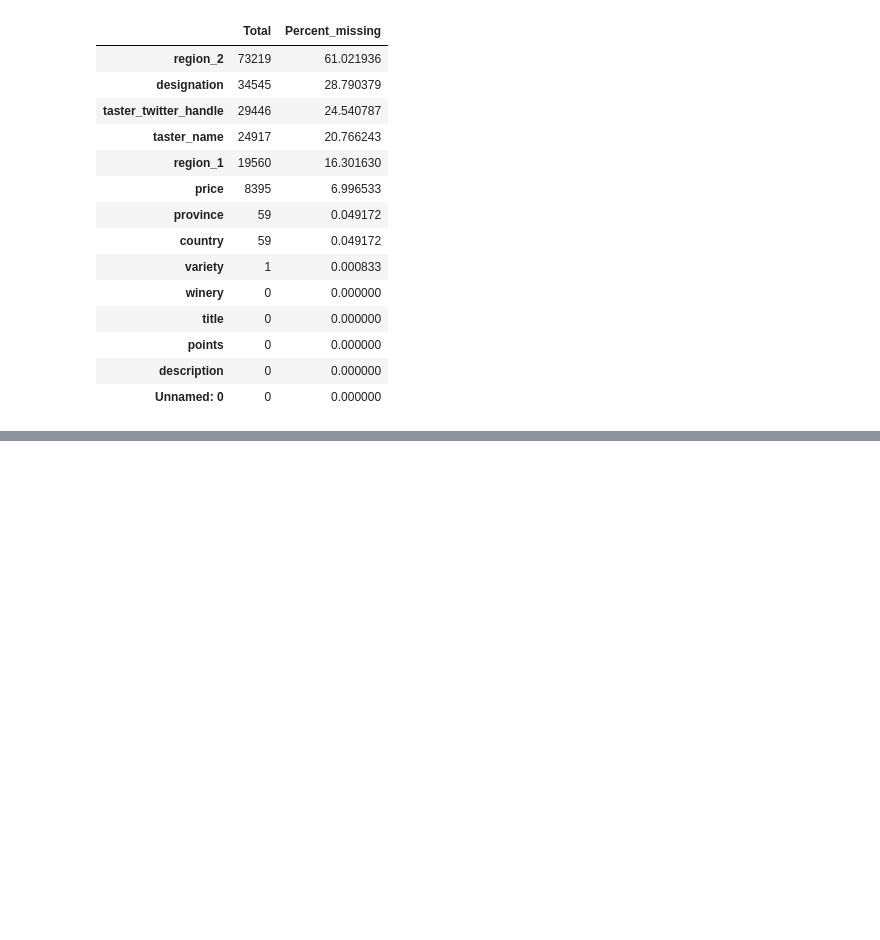
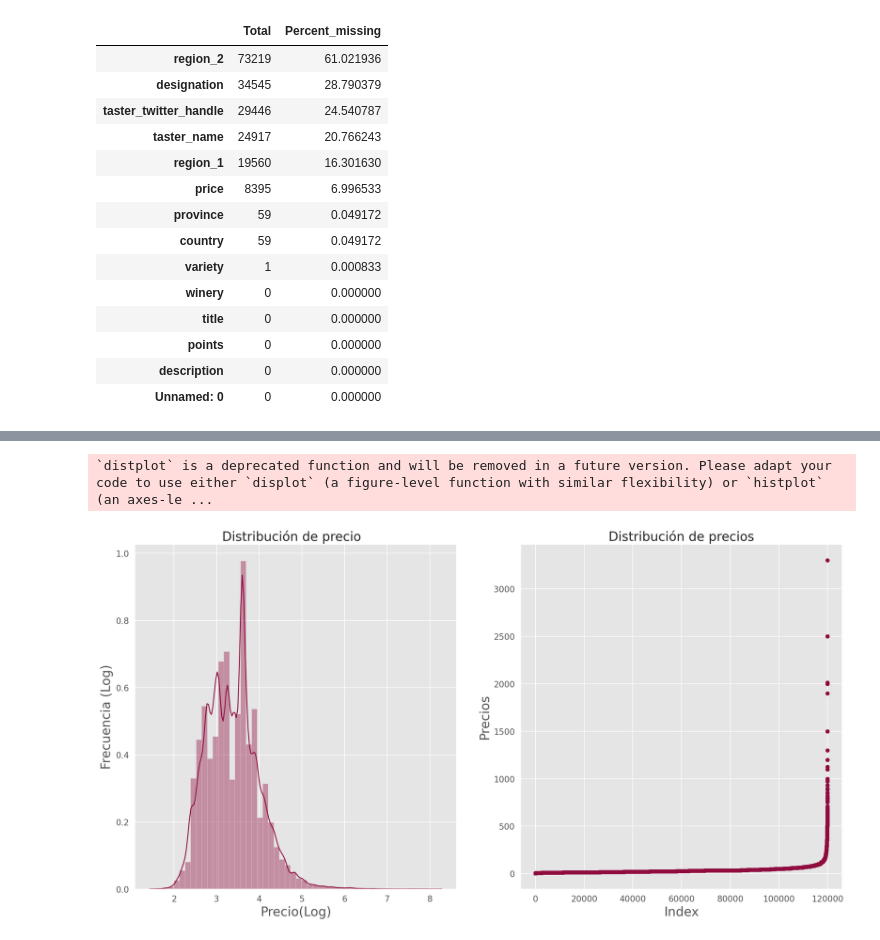
Before and after one commit to RodrigoExposito/EDA-Wine, a Jupyter notebook: EDA_Wines+recomendation.ipynb, the cells around one changed output, grey strips where cells are left out. Drawn from its saved outputs; the diff is of its cells as text; code cells hidden in the pictures; blank space fills up the shorter version.

```diff
--- a/EDA_Wines+recomendation.ipynb
+++ b/EDA_Wines+recomendation.ipynb
@@ -204,0 +264,22 @@ df.head(10)
+# %%
+plt.figure(figsize=(20,10))
+
+g1 = plt.subplot(121)
+g1 = sns.distplot(np.log(df['price'].dropna() + 1),
+                  color='#900C3F')
+g1.set_title("Distribución de precio  ", fontsize=20)
+g1.set_xlabel("Precio(Log)", fontsize=20)
+g1.set_ylabel("Frecuencia (Log)", fontsize=20)
+
+plt.subplot(122)
+plt.scatter(range(df.shape[0]), np.sort(df.price.values),
+            color='#900C3F')
+plt.xlabel('Index', fontsize=20)
+plt.ylabel('Precios', fontsize=20)
+plt.title("Distribución de precios", fontsize=20)
+
+
+plt.show()
+# %% [output]
+`distplot` is a deprecated function and will be removed in a future version. Please adapt your code to use either `displot` (a figure-level function with similar flexibility) or `histplot` (an axes-le ...
+[figure, added]
```
Also changed, not shown: parts of 10 cells of this notebook.
